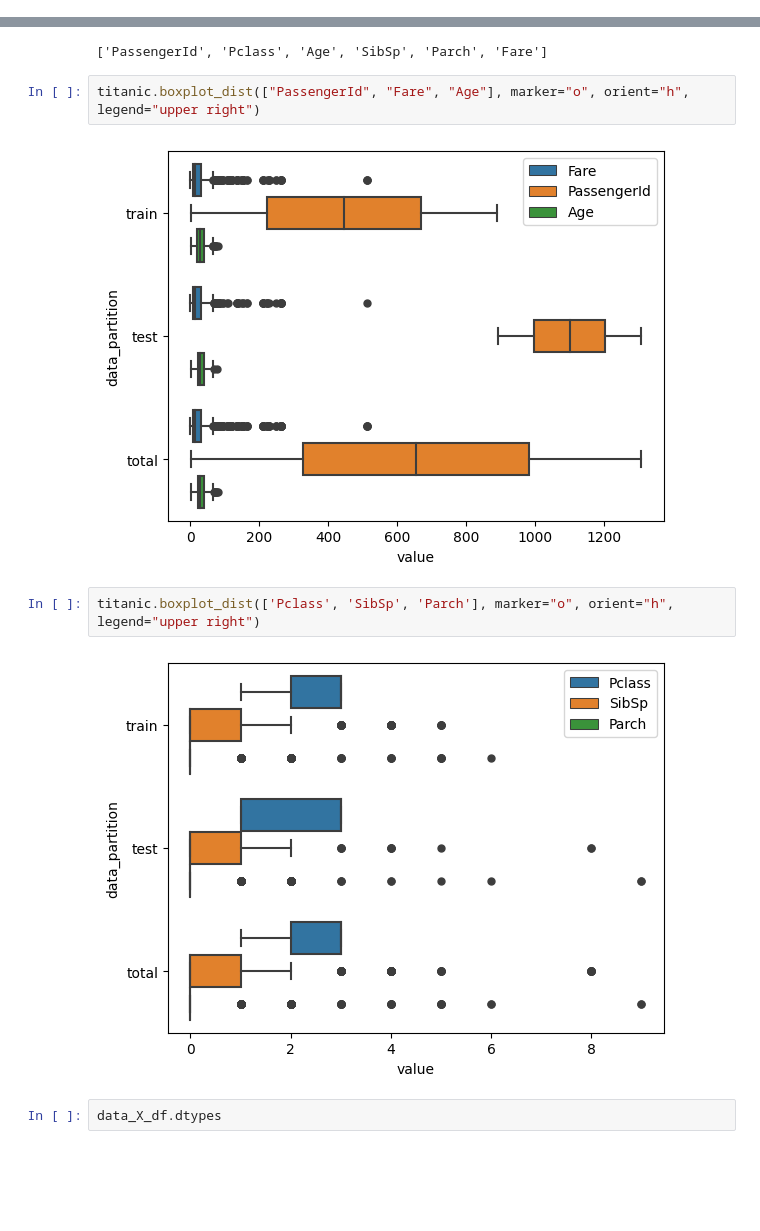
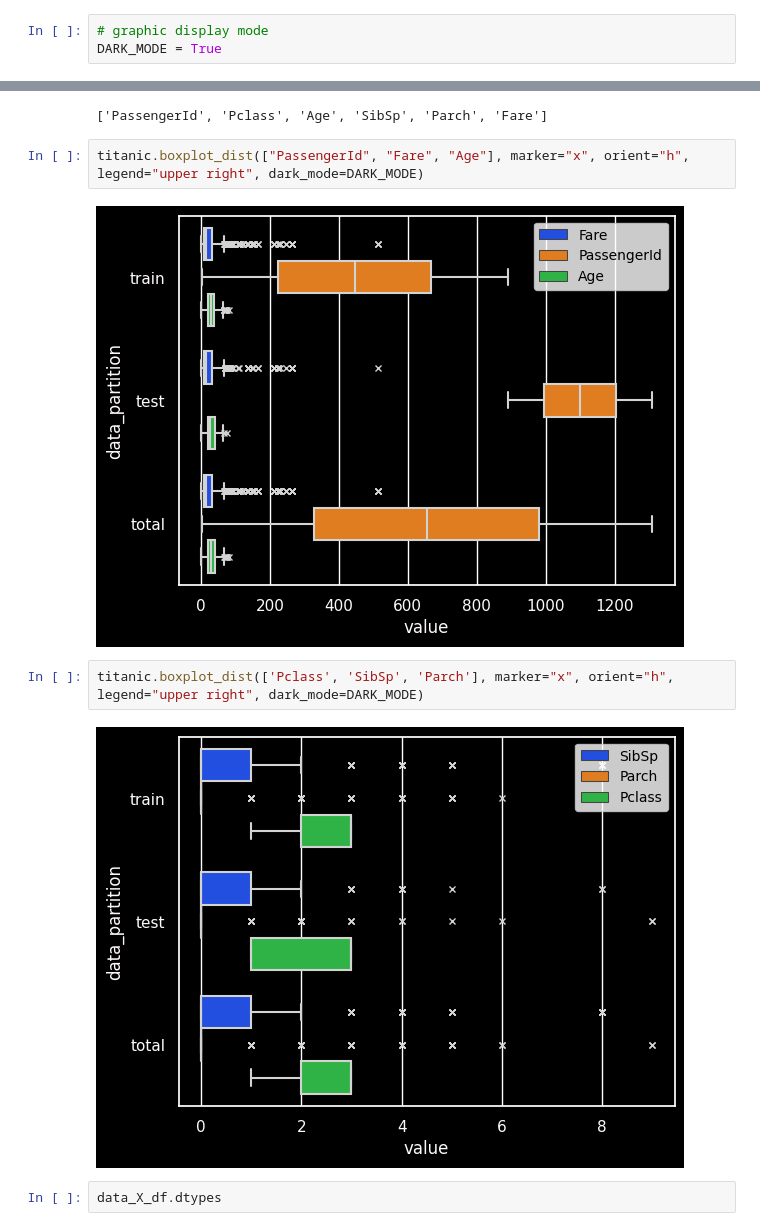
Before and after one commit to yingding/tf-every-day, a Jupyter notebook: 12shap/titanic.ipynb, the cells around one changed output, grey strips where cells are left out. Drawn from its saved outputs; the diff is of its cells as text; blank space fills up the shorter version.

Commit message:
updated seaborn color palett for dark and light mode

```diff
--- a/12shap/titanic.ipynb
+++ b/12shap/titanic.ipynb
@@ -54,6 +54,9 @@ https://www.kaggle.com/competitions/titanic/data?select=train.csv
 * Child = daughter, son, stepdaughter, stepson
 
 Some children travelled only with a nanny, therefore parch=0 for them.
+# %%
+# graphic display mode
+DARK_MODE = True
 # %%
 from utils.util import KaggleData, current_dir_subpath
 import pandas as pd
@@ -76,13 +79,13 @@ print(num_features)
 # %% [output]
 ['PassengerId', 'Pclass', 'Age', 'SibSp', 'Parch', 'Fare']
 # %%
-titanic.boxplot_dist(["PassengerId", "Fare", "Age"], marker="o", orient="h", legend="upper right")
+titanic.boxplot_dist(["PassengerId", "Fare", "Age"], marker="x", orient="h", legend="upper right", dark_mode=DARK_MODE)
 # %% [output]
-[figure, old version]
+[figure, new version]
 # %%
-titanic.boxplot_dist(['Pclass', 'SibSp', 'Parch'], marker="o", orient="h", legend="upper right")
+titanic.boxplot_dist(['Pclass', 'SibSp', 'Parch'], marker="x", orient="h", legend="upper right", dark_mode=DARK_MODE)
 # %% [output]
-[figure, old version]
+[figure, new version]
 # %%
 data_X_df.dtypes
 # %% [output]
```
Also changed, not shown: 1 other file.
